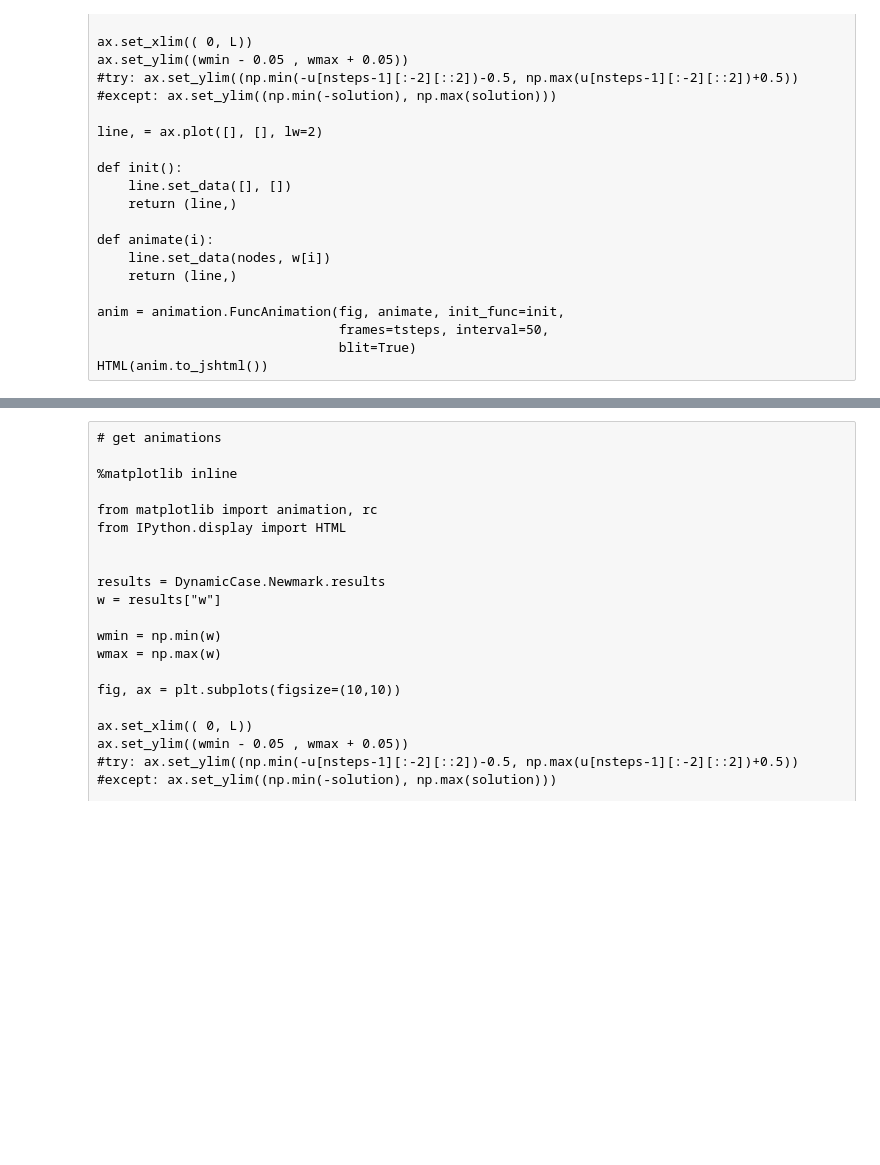
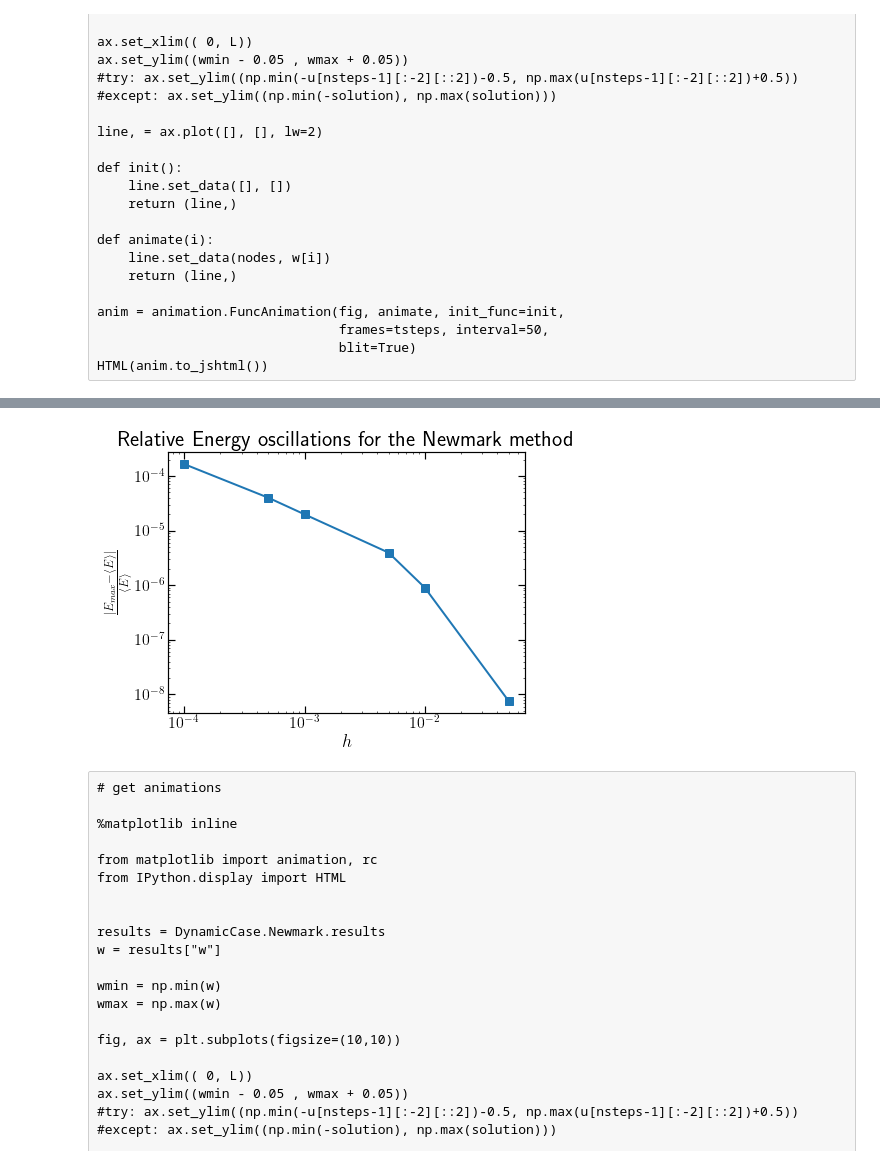
Before and after one commit to deveringham/cosse-beams, a Jupyter notebook: Dynamic_Case.ipynb, the cells around one changed output, grey strips where cells are left out. Saved outputs shown, nothing was run; the diff lists cells and outputs as text; code cells hidden in the pictures; blank space fills up the shorter version.

```diff
--- a/Dynamic_Case.ipynb
+++ b/Dynamic_Case.ipynb
@@ -256,0 +265,8 @@ plt.show()
+# %%
+Amplitudes = []
+
+for h in hs:
+
+    ampl = (np.max(Energies[h]) - np.mean(Energies[h]) ) / np.mean(Energies[h])
+
+    Amplitudes.append(ampl)
@@ -257,3 +277,12 @@ plt.show()
+# %%
+plt.style.use("standard.mplstyle")
+plt.loglog(hs, Amplitudes, "-s")
+plt.title("Relative Energy oscillations for the Newmark method")
+plt.xlabel(r"$h$")
+plt.ylabel(r"$\frac{|E_{max} - \langle E \rangle|}{ \langle E \rangle}$")
+plt.savefig("./Report/EnergyOscillations.pdf")
+# %% [output]
+[figure, added]
 # %% [raw]
 # get animations
 
```
Also changed, not shown: parts of 5 cells of this notebook, 9 other files.
